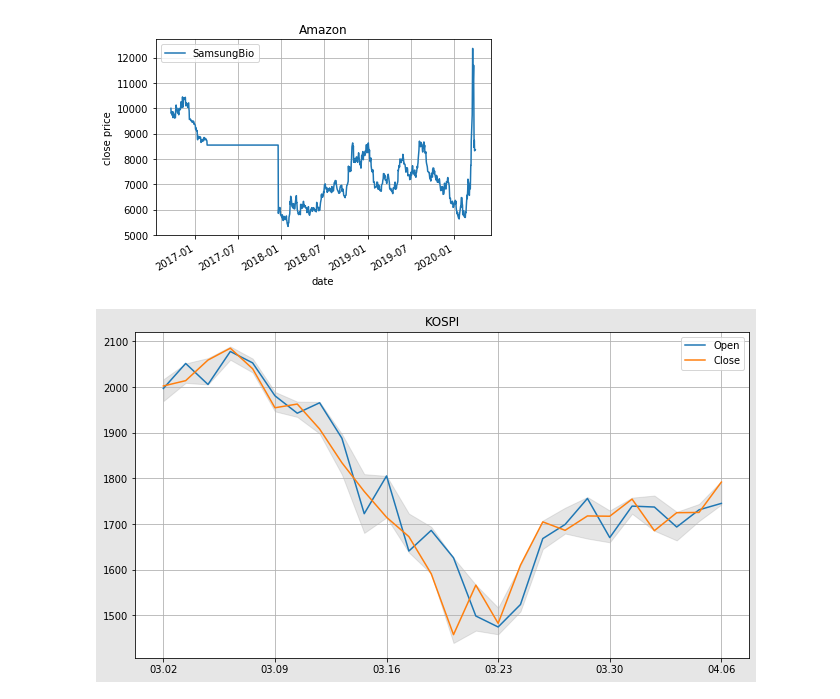
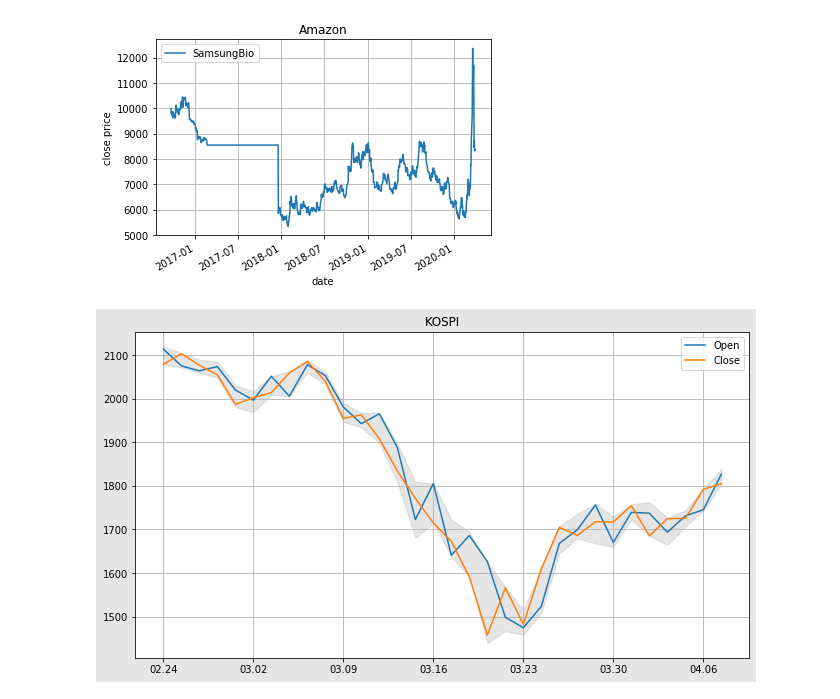
Before and after one commit to ajmal017/money, a Jupyter notebook: stock.ipynb, the cells around one changed output. Saved outputs shown, nothing was run; the diff lists cells and outputs as text; code cells hidden in the pictures.

Commit message:
updated stock price check

```diff
--- a/stock.ipynb
+++ b/stock.ipynb
@@ -83,48 +83,74 @@ plt.show()
 # %%
 import matplotlib.pyplot as plt
 import investpy
 from datetime import date, datetime, timedelta
 import matplotlib.dates as mdates
 
+# fromDate = '01/03/2020'
+tickFreq = 5
+today = date.today()
+fromDate = today - timedelta(weeks=6) - timedelta(days=1)
+fromDate = fromDate.strftime("%d/%m/%Y")
+
+class gcAsset:
+    def __init__(self, name, kind, country, fromDate, interval='Daily'):
+        if country == 'us': country = 'united states'
+        if country == 'korea': country = 'south korea'
+        self.name = name
+        if kind == 'etf':
+            self.df = investpy.get_etf_historical_data(etf=name,
+                                    country=country,
+                                    interval=interval,
+                                    from_date=fromDate,
+                                    to_date=today.strftime("%d/%m/%Y"))
+        elif kind == 'index':
+            self.df = investpy.get_index_historical_data(index=name,
+                                    country=country,
+                                    interval=interval,
+                                    from_date=fromDate,
+                                    to_date=today.strftime("%d/%m/%Y"))
+        elif kind == 'stock':
+            self.df = investpy.get_stock_historical_data(stock=name,
+                                            country=country,
+                                            from_date=fromDate,
+                                            to_date=today.strftime("%d/%m/%Y"),
+                                            as_json=False, order='ascending')
+        else:
+            return('missing kind')
+        self.df = self.df[~(self.df.iloc[:,1] == self.df.iloc[:,2])]
+
+    def plot(self):
+        fig = plt.figure(figsize=[11,6])
+
+        ax = fig.add_subplot(1,1,1)
+        ax.plot(range(self.df.index.size), self.df[['Open','Close']])
+
+        ax.set_xticks(range(0,self.df.index.size,tickFreq))
+        xTickLabels = list(self.df.index.strftime("%m.%d"))[::tickFreq]
+        ax.set_xticklabels(xTickLabels)
+
+        ax.legend(('Open','Close'))
+        ax.set_title(self.name)
+
+        ax.fill_between(range(self.df.index.size), self.df['Low'], self.df['High'], color='Gray', alpha=0.2)
+        ax.grid(True)
+        fig.patch.set_facecolor((0.9, 0.9, 0.9))
+
 asset = 'KOSPI 200'
 asset = 'KOSPI 200 Future'
 asset = 'KOSPI 200 Futures Inverse'
 asset = 'KOSPI'
-# fromDate = '01/03/2020'
-tickFreq = 5
-today = date.today()
-fromDate = today - timedelta(weeks=5) - timedelta(days=1)
-fromDate = fromDate.strftime("%d/%m/%Y")
 
-etfs_kr = investpy.etfs.get_etfs('south korea')
-# print("\n".join([name for name in etfs_kr['name']]))
+KP = gcAsset('KOSPI', 'index', 'korea', fromDate)
+KP.plot()
 
-def getData(name):
-    df = investpy.get_index_historical_data(index=name,
-                                    country='south korea',
-                                    interval='Daily',
-                                    from_date=fromDate,
-                                    to_date=today.strftime("%d/%m/%Y"))
-    # delete non-business day
-    df = df[~(df.iloc[:,1] == df.iloc[:,2])]
-#     print(df.head(10))
-    return df
+KP_I = gcAsset('Samsung KODEX Inverse', 'etf', 'korea', fromDate)
+KP_I.plot()
 
-df = getData(asset)
-fig = plt.figure(figsize=[11,6])
+DAL = gcAsset('DAL', 'stock', 'us', fromDate)
+DAL.plot()
 
-ax = fig.add_subplot(1,1,1)
-ax.plot(range(df.index.size), df[['Open','Close']])
-
-ax.set_xticks(range(0,df.index.size,tickFreq))
-xTickLabels = list(df.index.strftime("%m.%d"))[::tickFreq]
-ax.set_xticklabels(xTickLabels)
-
-ax.legend(('Open','Close'))
-ax.set_title(asset)
-
-ax.fill_between(range(df.index.size), df['Low'], df['High'], color='Gray', alpha=0.2)
-ax.grid(True)
-fig.patch.set_facecolor((0.9, 0.9, 0.9))
+WTI = gcAsset('Samsung Securities Leverage WTI Crude Oil Futures', 'etf', 'korea', fromDate)
+WTI.plot()
 # %% [output]
-[figure, old version]
+[figure, new version]
```
Also changed, not shown: parts of 4 cells of this notebook, 1 other file.
